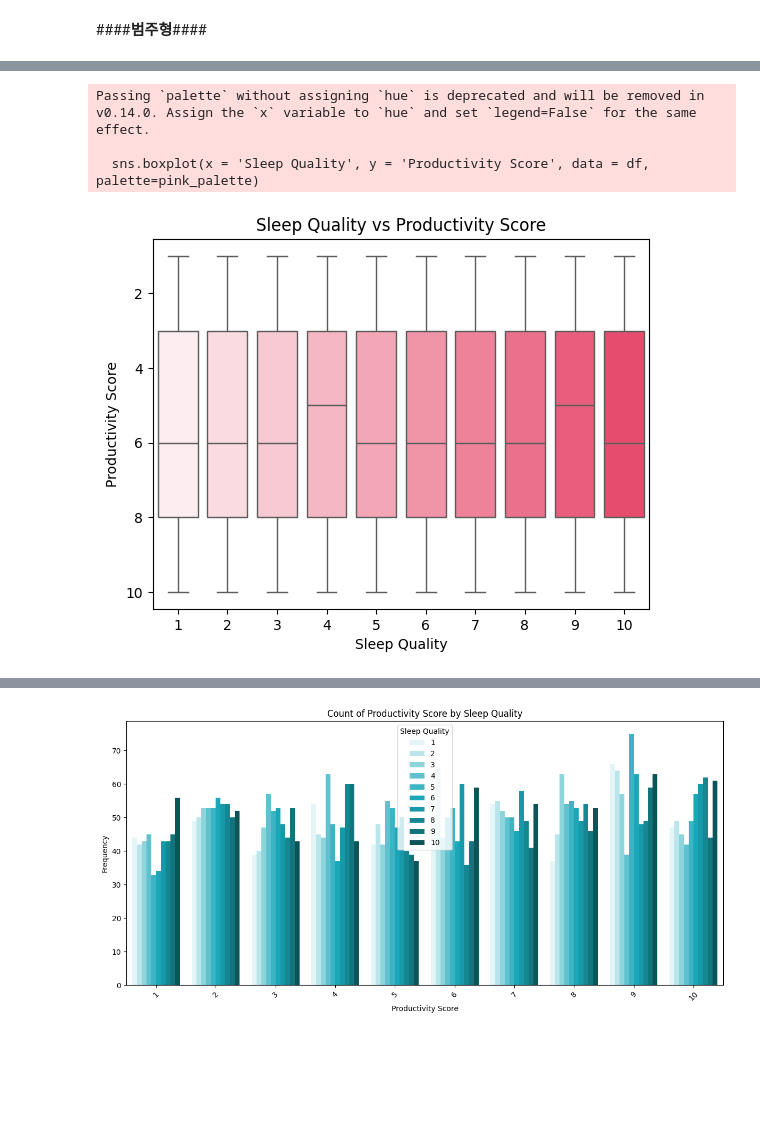
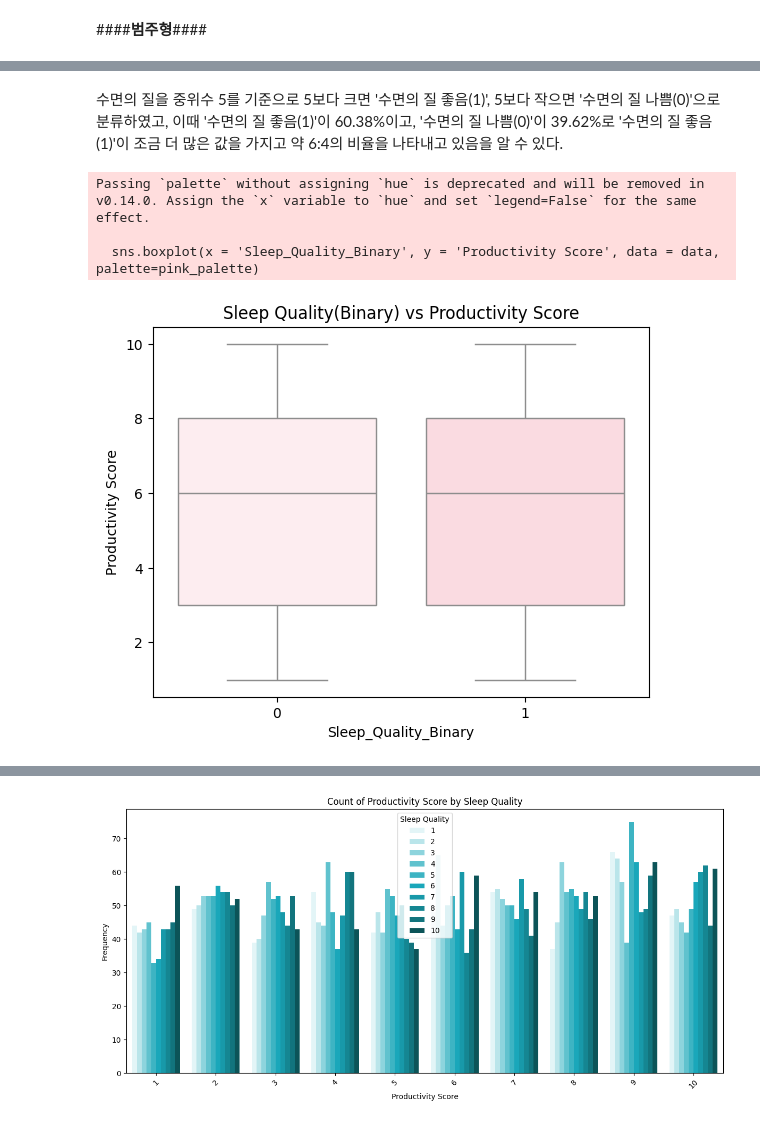
Before and after one commit to team7-multivariate/Main, a Jupyter notebook: notebooks/eda/1_basic_stats.ipynb, the cells around one changed output, grey strips where cells are left out. Cells and saved outputs as stored; diff of their text form; code cells hidden in the pictures; blank space fills up the shorter version.

```diff
--- a/notebooks/eda/1_basic_stats.ipynb
+++ b/notebooks/eda/1_basic_stats.ipynb
@@ -15,6 +44,6 @@ df.head(5)
 # %%
-df.drop(['Person_ID','Caffeine Intake (mg)'], axis=1, inplace=True)
-df.head(5)
+data.drop(['Person_ID','Caffeine Intake (mg)'], axis=1, inplace=True)
+data.head()
 # %% [output]
 |  | Date | Age | Gender | Sleep Start Time | Sleep End Time | Total Sleep Hours | Sleep Quality | ... |
 | 0 | 2024-04-12 | 32 | Other | 23.33 | 4.61 | 5.28 | 3 | ... |
@@ -63,0 +136,2 @@ df.head(5)
+# %%
+data['Age'] = (data['Age'] // 10) * 10
@@ -151,0 +242,30 @@ Passing `palette` without assigning `hue` is deprecated and will be removed in v
+# %%
+import matplotlib.pyplot as plt
+import seaborn as sns
+
+# 이진화
+data['Sleep_Quality_Binary'] = (data['Sleep Quality'] >= 5).astype(int)
+
+# 시각화 설정
+figure1, plot1 = plt.subplots(1, 2, figsize=(10, 8))
+purple_palette = ["#EAD6F5",  "#DFBFEF"]  # 0 = Bad, 1 = Good
+
+# countplot
+sns.countplot(x='Sleep_Quality_Binary', data=data, ax=plot1[0], palette=purple_palette)
+plot1[0].set_xticklabels(['Bad', 'Good'])
+plot1[0].set_title('Sleep Quality Distribution')
+
+# pie chart – value_counts 정렬을 [0,1] 순서로!
+counts = data['Sleep_Quality_Binary'].value_counts().sort_index()  # 0 먼저, 1 다음
+labels = ["Bad Sleep Quality", "Good Sleep Quality"]
+
+plot1[1].pie(
+    counts,
+    labels=labels,
+    autopct='%.02f%%',
+    colors=purple_palette
+)
+plot1[1].set_title('Sleep Quality Ratio')
+
+plt.tight_layout()
+plt.show()
@@ -152,15 +277,17 @@ Passing `palette` without assigning `hue` is deprecated and will be removed in v
+# %% [markdown]
+수면의 질을 중위수 5를 기준으로 5보다 크면 '수면의 질 좋음(1)', 5보다 작으면 '수면의 질 나쁨(0)'으로 분류하였고, 이때 '수면의 질 좋음(1)'이 60.38%이고, '수면의 질 나쁨(0)'이 39.62%로 '수면의 질 좋음(1)'이 조금 더 많은 값을 가지고 약 6:4의 비율을 나타내고 있음을 알 수 있다.
 # %%
 pink_palette = [
     "#FFEBEF", "#FFD6DE", "#FFC1CE", "#FFADBE", "#FF99AF",
     "#FF85A0", "#FF708F", "#FF5C7F", "#FF476F", "#FF335F"
 ]
 
-sns.boxplot(x = 'Sleep Quality', y = 'Productivity Score', data = df, palette=pink_palette)
-plt.title('Sleep Quality vs Productivity Score')
+sns.boxplot(x = 'Sleep_Quality_Binary', y = 'Productivity Score', data = data, palette=pink_palette)
+plt.title('Sleep Quality(Binary) vs Productivity Score')
 plt.show()
 # %% [output]
 Passing `palette` without assigning `hue` is deprecated and will be removed in v0.14.0. Assign the `x` variable to `hue` and set `legend=False` for the same effect.
 
-  sns.boxplot(x = 'Sleep Quality', y = 'Productivity Score', data = df, palette=pink_palette)
+  sns.boxplot(x = 'Sleep_Quality_Binary', y = 'Productivity Score', data = data, palette=pink_palette)
-[figure, old version]
+[figure, new version]
 # %%
```
Also changed, not shown: parts of 47 cells of this notebook, 5 other files.
